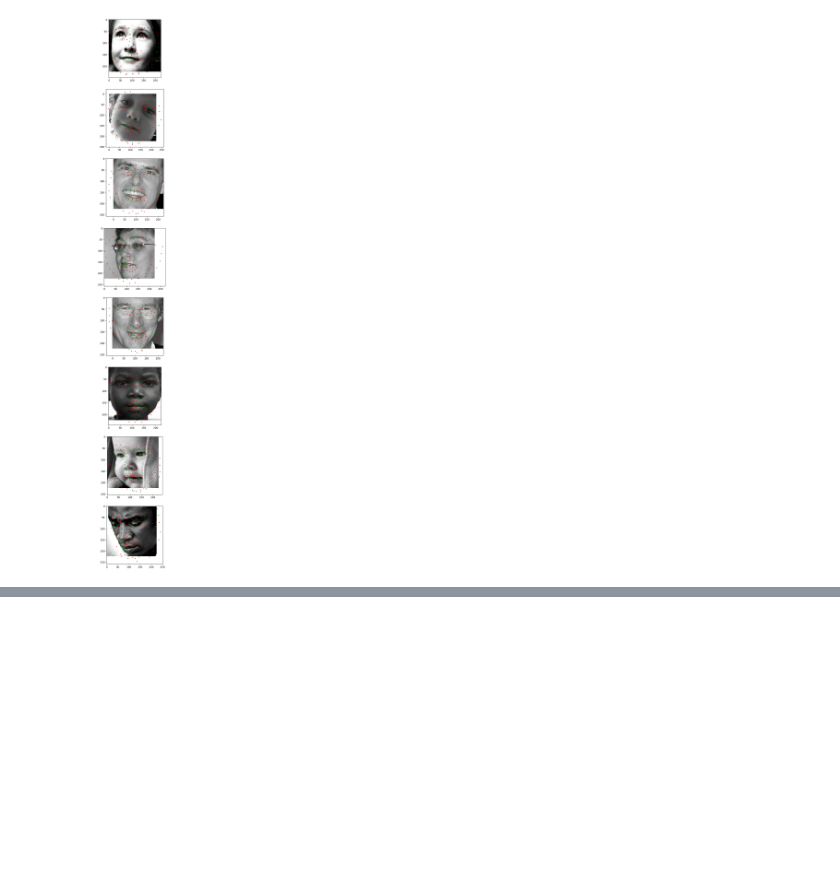
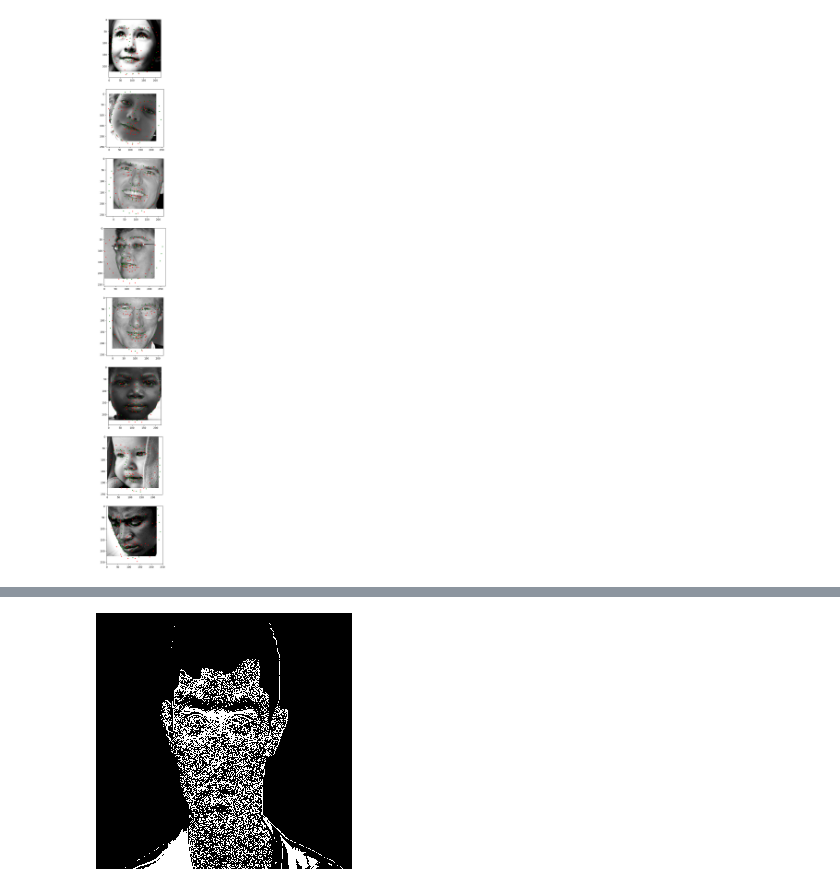
Before and after one commit to rahilkadakia/CV_Project, a Jupyter notebook: Facial_Landmark_Detection.ipynb, the cells around one changed output, grey strips where cells are left out. Cells and saved outputs as stored; diff of their text form; code cells hidden in the pictures; blank space fills up the shorter version.

```diff
--- a/Facial Landmark Detection.ipynb
+++ b/Facial_Landmark_Detection.ipynb
@@ -457,0 +528,20 @@ Elapsed Time : 16.09470558166504
+# %%
+diff1 = np.subtract(np_img2, np_img1)
+diff1
+# diff2 = np.subtract(np_img32, np_img2)
+
+# data = Image.fromarray((diff * 1).astype(np.uint8)).convert('RGB')
+# display(data)
+
+# diff.shape
+
+diff1 = np.where(diff1 < 230, 0, 255)
+diff1
+# diff2 = np.where(diff2 > 0, 255, diff2)
+
+# final_diff = np.subtract(diff2, diff1)
+
+data = Image.fromarray((diff1 * 1).astype(np.uint8)).convert('RGB')
+display(data)
+# %% [output]
+[figure, added]
```
Also changed, not shown: parts of 9 cells of this notebook, 1 other file.
